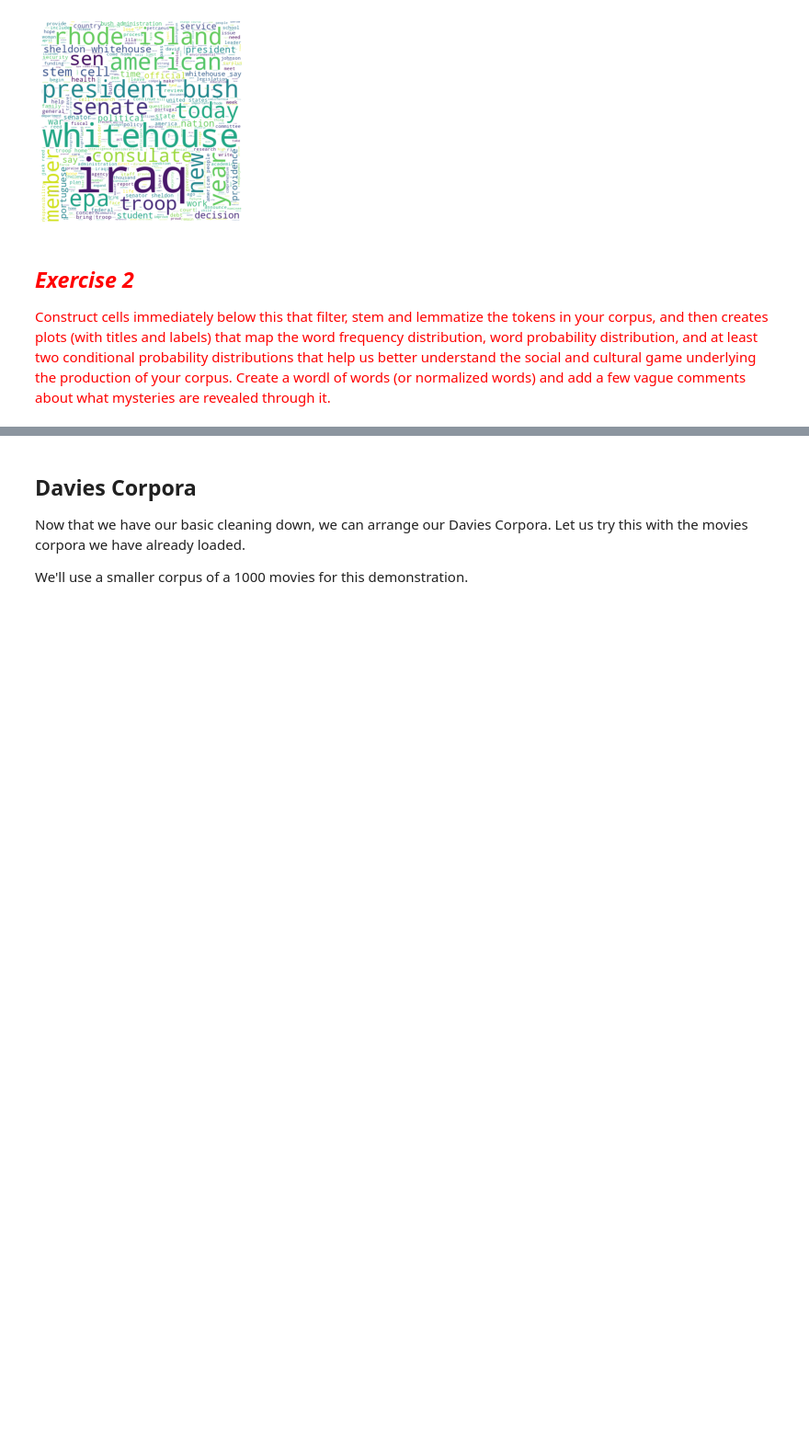
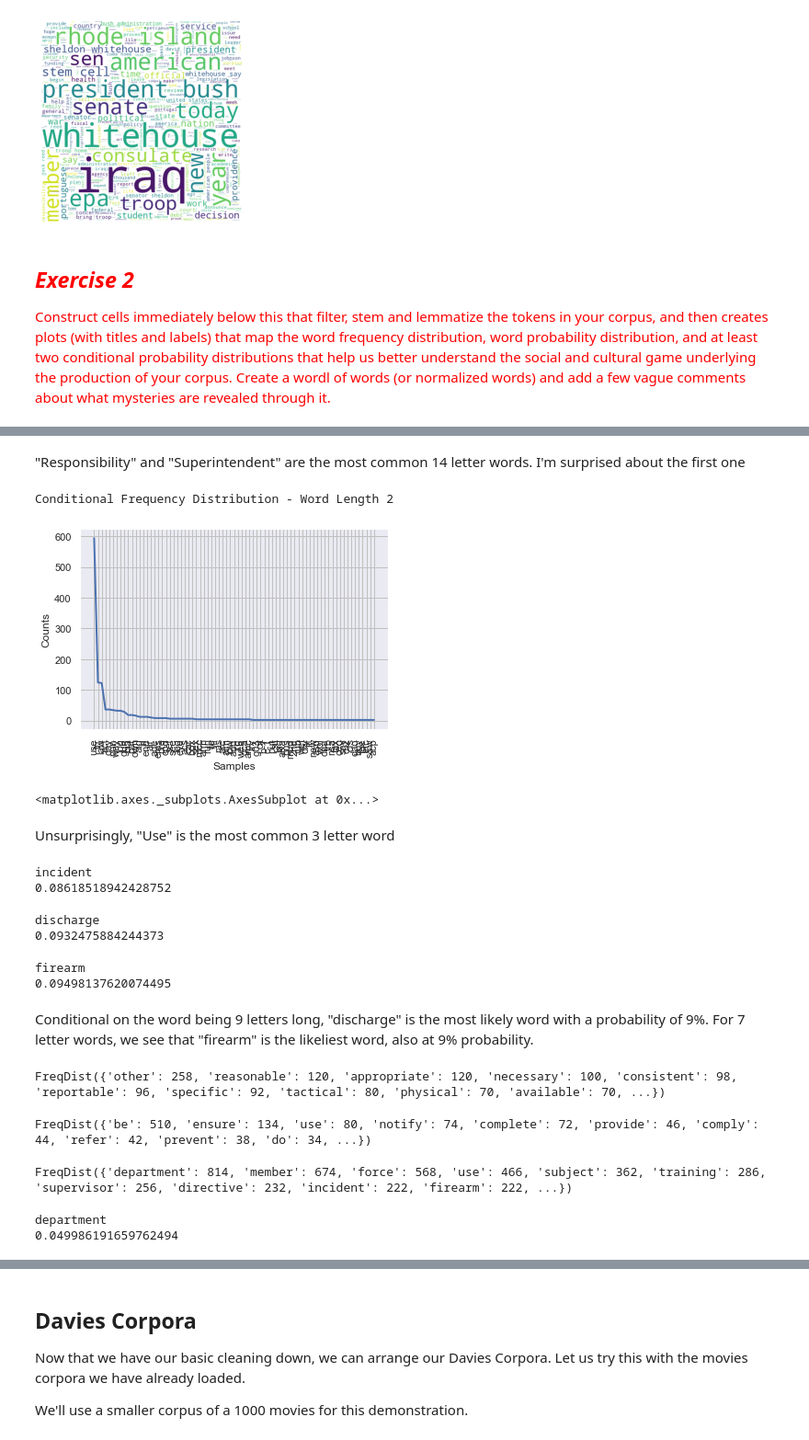
Before and after one commit to DSharm/Content-Analysis-2020, a Jupyter notebook: week-1/hw1-daminisharma.ipynb, the cells around one changed output, grey strips where cells are left out. Shown at 92% size. Saved outputs shown, nothing was run; the diff lists cells and outputs as text; code cells hidden in the pictures; blank space fills up the shorter version.

```diff
--- a/week-1/hw1-daminisharma.ipynb
+++ b/week-1/hw1-daminisharma.ipynb
@@ -943,0 +997,46 @@ plt.show()
+# %% [markdown]
+"Responsibility" and "Superintendent" are the most common 14 letter words. I'm surprised about the first one
+# %%
+print("Conditional Frequency Distribution - Word Length 2")
+data_dist[3].plot()
+# %% [output]
+Conditional Frequency Distribution - Word Length 2
+[figure, added]
+<matplotlib.axes._subplots.AxesSubplot at 0x...>
+# %% [markdown]
+Unsurprisingly, "Use" is the most common 3 letter word
+# %%
+# Conditional probabilities
+data_cp_dist = nltk.ConditionalProbDist(data_dist, nltk.ELEProbDist)
+
+letters = 8
+#print the most common 2 letter word
+print(data_cp_dist[letters].max())
+
+#And its probability
+print(data_cp_dist[letters].prob(data_cp_dist[letters].max()))
+# %% [output]
+incident
+0.08618518942428752
+# %%
+letters = 9
+#print the most common 2 letter word
+print(data_cp_dist[letters].max())
+
+#And its probability
+print(data_cp_dist[letters].prob(data_cp_dist[letters].max()))
+# %% [output]
+discharge
+0.0932475884244373
+# %%
+letters = 7
+#print the most common 2 letter word
+print(data_cp_dist[letters].max())
+
+#And its probability
+print(data_cp_dist[letters].prob(data_cp_dist[letters].max()))
+# %% [output]
+firearm
+0.09498137620074495
+# %% [markdown]
+Conditional on the word being 9 letters long, "discharge" is the most likely word with a probability of 9%. For 7 letter words, we see that "firearm" is the likeliest word, also at 9% probability.
@@ -943,0 +1047,29 @@ plt.show()
+# %%
+# Using this, we look at conditional frequencies, conditional on POS
+# most common adjectives
+data_cfdist_POStoWord['JJ']
+# %% [output]
+FreqDist({'other': 258, 'reasonable': 120, 'appropriate': 120, 'necessary': 100, 'consistent': 98, 'reportable': 96, 'specific': 92, 'tactical': 80, 'physical': 70, 'available': 70, ...})
+# %%
+# most common verbs
+data_cfdist_POStoWord['VB']
+# %% [output]
+FreqDist({'be': 510, 'ensure': 134, 'use': 80, 'notify': 74, 'complete': 72, 'provide': 46, 'comply': 44, 'refer': 42, 'prevent': 38, 'do': 34, ...})
+# %%
+# most common nouns
+data_cfdist_POStoWord['NN']
+# %% [output]
+FreqDist({'department': 814, 'member': 674, 'force': 568, 'use': 466, 'subject': 362, 'training': 286, 'supervisor': 256, 'directive': 232, 'incident': 222, 'firearm': 222, ...})
+# %%
+# Also look at conditional probabilities, conditional on POS
+data_cpdist_POStoWord = nltk.ConditionalProbDist(data_cfdist_POStoWord, nltk.ELEProbDist)
+
+#print the most common nouns
+POS = "NN"
+print(data_cpdist_POStoWord[POS].max())
+
+#And its probability
+print(data_cpdist_POStoWord[POS].prob(data_cpdist_POStoWord[POS].max()))
+# %% [output]
+department
+0.049986191659762494
```
Also changed, not shown: parts of 75 cells of this notebook, 1 other file.
